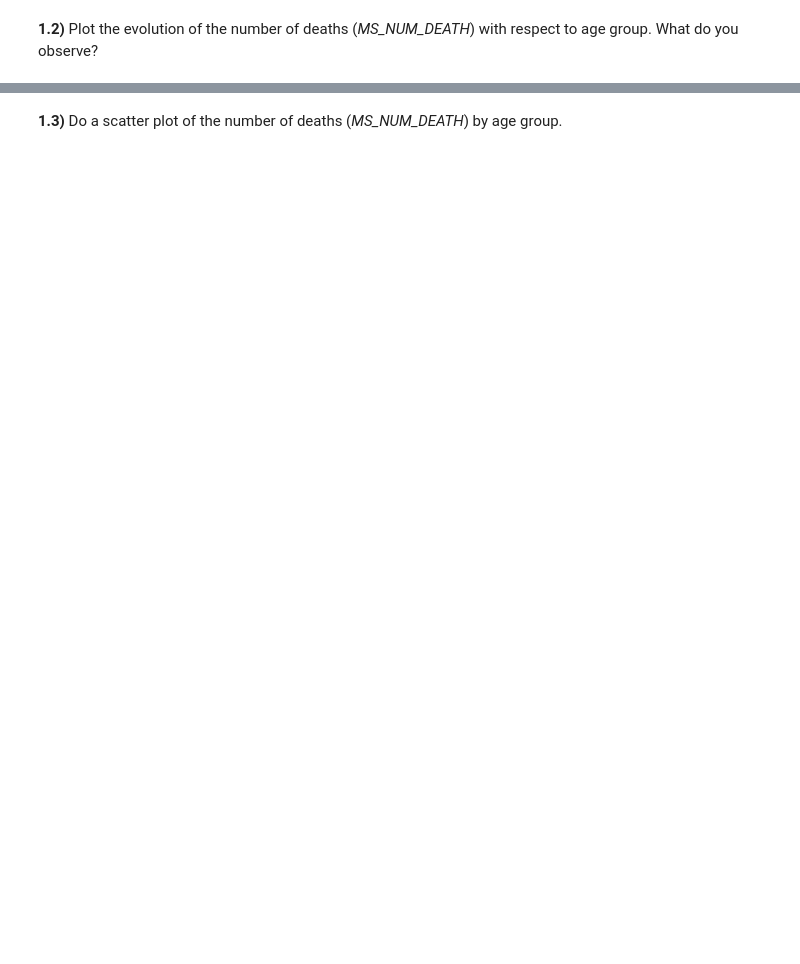
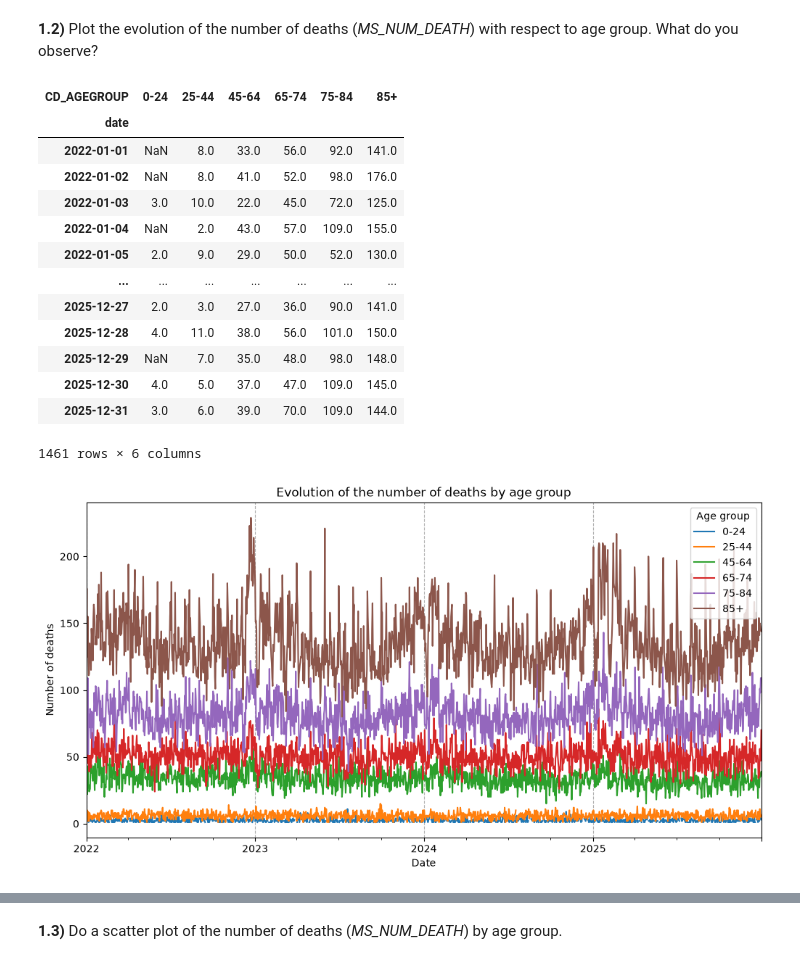
Before and after one commit to NJurquet/lepl1109-hackatons, a Jupyter notebook: Hackathon_1_-_Statistics/Hackathon_26_27.ipynb, the cells around one changed output, grey strips where cells are left out. Cells and saved outputs as stored; diff of their text form; code cells hidden in the pictures; blank space fills up the shorter version.

Commit message:
Completed 1) Basic statistics

```diff
--- a/Hackathon_1_-_Statistics/Hackathon_26_27.ipynb
+++ b/Hackathon_1_-_Statistics/Hackathon_26_27.ipynb
@@ -46,3 +52,20 @@ In this section, we analyze the relationship between mortality, age groups, and
 **1.1)** Load the dataset mortality\_climate.csv. Convert the variables *season* and *CD\_AGEGROUP* into a categorical variable.
 # %%
 # Code here
+mortality = pd.read_csv("mortality_climate.csv")
+
+display(mortality.head(n=10))  # Display the first 10 rows of the dataset
+print(f"Number of data points: {mortality.shape[0]}")
+print(f"Number of columns: {mortality.shape[1]}")
+print(f"Age groups: {sorted(mortality['CD_AGEGROUP'].unique().tolist())}")
+print("\nSummary statistics:")
+display(mortality.describe())
+
+# Convert the "date" column to datetime format
+mortality = mortality.assign(date=pd.to_datetime(mortality["date"]))
+
+season_categories = sorted(mortality["season"].unique().tolist())
+season = pd.Categorical(mortality["season"], categories=season_categories, ordered=True)
+age_group_categories = sorted(mortality["CD_AGEGROUP"].unique().tolist())
+age_group = pd.Categorical(mortality["CD_AGEGROUP"], categories=age_group_categories, ordered=True)
+num_deaths = mortality["MS_NUM_DEATH"]
@@ -50,5 +99,32 @@ In this section, we analyze the relationship between mortality, age groups, and
 **1.2)** Plot the evolution of the number of deaths (*MS\_NUM\_DEATH*) with respect to age group. What do you observe?
 # %%
 # Code here
+# Create a pivot table of number of deaths by date and age group
+plot_data = mortality.pivot(index="date", columns="CD_AGEGROUP", values="MS_NUM_DEATH")
+display(plot_data)
+
+plot_data.plot(figsize=(12, 6))
+plt.title("Evolution of the number of deaths by age group")
+plt.xlabel("Date")
+plt.ylabel("Number of deaths")
+plt.legend(title="Age group")
+plt.grid(axis="x", linestyle="--")
+plt.show()
+# %% [output]
+| CD_AGEGROUP | 0-24 | 25-44 | 45-64 | 65-74 | 75-84 | 85+ |
+| date |  |  |  |  |  |  |
+| 2022-01-01 | NaN | 8.0 | 33.0 | 56.0 | 92.0 | 141.0 |
+| 2022-01-02 | NaN | 8.0 | 41.0 | 52.0 | 98.0 | 176.0 |
+| 2022-01-03 | 3.0 | 10.0 | 22.0 | 45.0 | 72.0 | 125.0 |
+| 2022-01-04 | NaN | 2.0 | 43.0 | 57.0 | 109.0 | 155.0 |
+| 2022-01-05 | 2.0 | 9.0 | 29.0 | 50.0 | 52.0 | 130.0 |
+| ... | ... | ... | ... | ... | ... | ... |
+| 2025-12-27 | 2.0 | 3.0 | 27.0 | 36.0 | 90.0 | 141.0 |
+| 2025-12-28 | 4.0 | 11.0 | 38.0 | 56.0 | 101.0 | 150.0 |
+| 2025-12-29 | NaN | 7.0 | 35.0 | 48.0 | 98.0 | 148.0 |
+| 2025-12-30 | 4.0 | 5.0 | 37.0 | 47.0 | 109.0 | 145.0 |
+| 2025-12-31 | 3.0 | 6.0 | 39.0 | 70.0 | 109.0 | 144.0 |
+1461 rows × 6 columns
+[figure, added]
 # %% [markdown]
 Comments:
```
Also changed, not shown: parts of 6 cells of this notebook.
